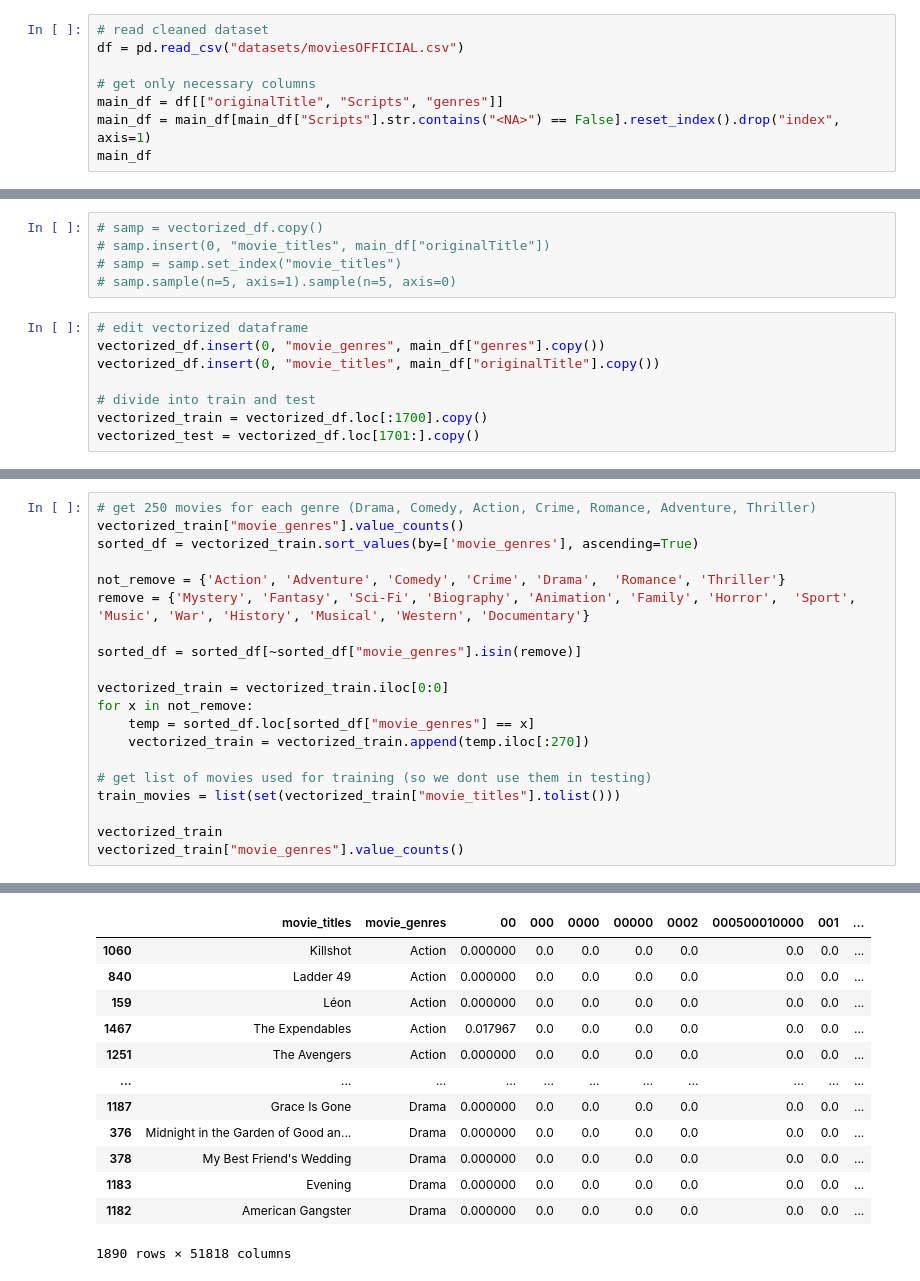
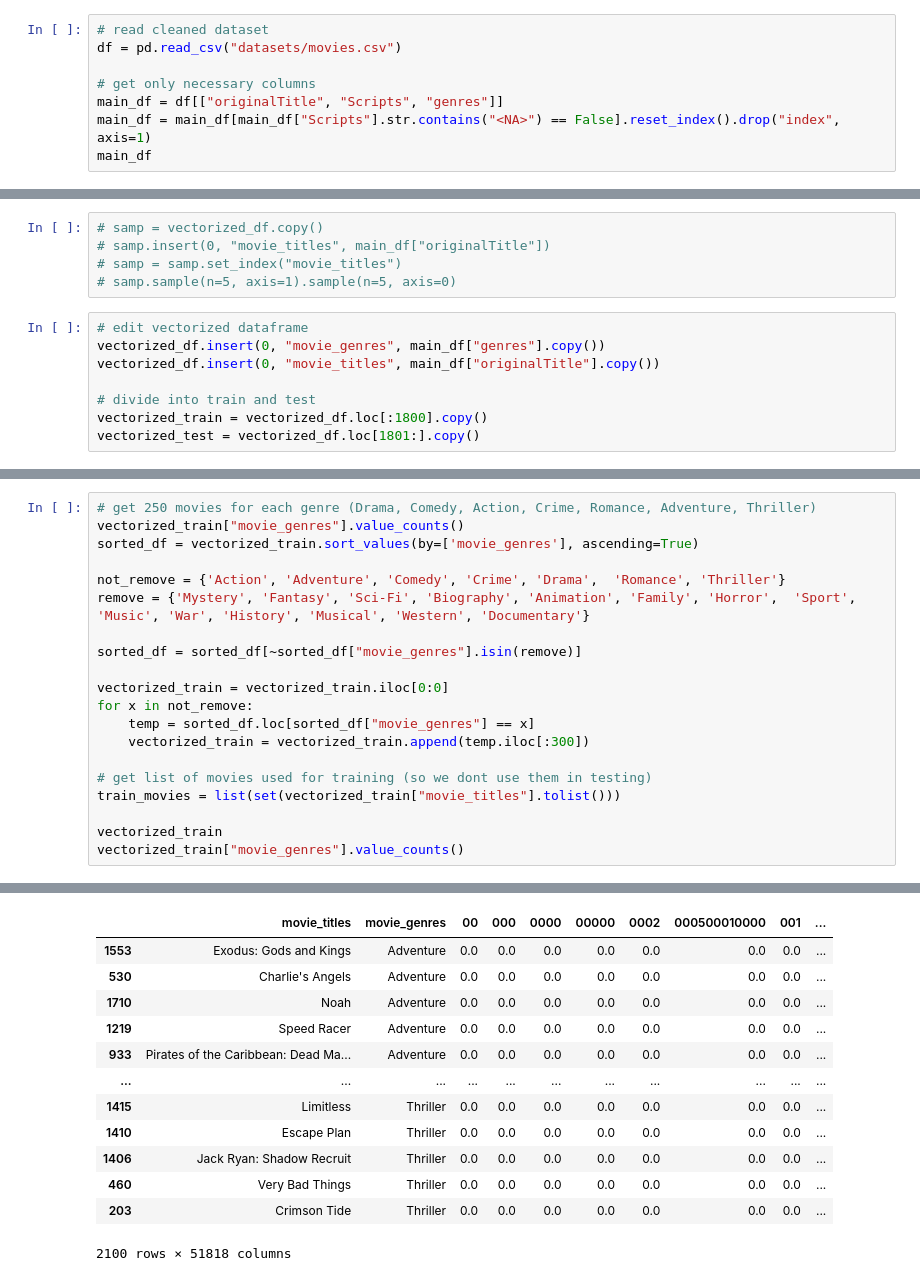
Before and after one commit to kotooriiii/CS105-Project, a Jupyter notebook: ProjectMain.ipynb, the cells around one changed output, grey strips where cells are left out. Saved outputs shown, nothing was run; the diff lists cells and outputs as text.

Commit message:
redistribute test/train

```diff
--- a/ProjectMain.ipynb
+++ b/ProjectMain.ipynb
@@ -7,7 +7,7 @@ from IPython.core.interactiveshell import InteractiveShell
 InteractiveShell.ast_node_interactivity = "all"
 # %%
 # read cleaned dataset
-df = pd.read_csv("datasets/moviesOFFICIAL.csv")
+df = pd.read_csv("datasets/movies.csv")
 
 # get only necessary columns
 main_df = df[["originalTitle", "Scripts", "genres"]]
@@ -62,8 +62,8 @@ vectorized_df.insert(0, "movie_genres", main_df["genres"].copy())
 vectorized_df.insert(0, "movie_titles", main_df["originalTitle"].copy())
 
 # divide into train and test
-vectorized_train = vectorized_df.loc[:1700].copy()
-vectorized_test = vectorized_df.loc[1701:].copy()
+vectorized_train = vectorized_df.loc[:1800].copy()
+vectorized_test = vectorized_df.loc[1801:].copy()
 # %%
 # splitting genres only for train
 vectorized_train["movie_genres"] = vectorized_train["movie_genres"].squeeze().str.split(",")
@@ -96,7 +96,7 @@ sorted_df = sorted_df[~sorted_df["movie_genres"].isin(remove)]
 vectorized_train = vectorized_train.iloc[0:0]
 for x in not_remove:
     temp = sorted_df.loc[sorted_df["movie_genres"] == x]
-    vectorized_train = vectorized_train.append(temp.iloc[:270])
+    vectorized_train = vectorized_train.append(temp.iloc[:300])
 
 # get list of movies used for training (so we dont use them in testing)
 train_movies = list(set(vectorized_train["movie_titles"].tolist()))
@@ -123,14 +123,14 @@ Western        8
 Name: movie_genres, dtype: int64
 |  | movie_titles | movie_genres | 00 | 000 | 0000 | 00000 | 0002 | 000500010000 | 001 | ... |
-| 1060 | Killshot | Action | 0.000000 | 0.0 | 0.0 | 0.0 | 0.0 | 0.0 | 0.0 | ... |
-| 840 | Ladder 49 | Action | 0.000000 | 0.0 | 0.0 | 0.0 | 0.0 | 0.0 | 0.0 | ... |
-| 159 | Léon | Action | 0.000000 | 0.0 | 0.0 | 0.0 | 0.0 | 0.0 | 0.0 | ... |
-| 1467 | The Expendables | Action | 0.017967 | 0.0 | 0.0 | 0.0 | 0.0 | 0.0 | 0.0 | ... |
-| 1251 | The Avengers | Action | 0.000000 | 0.0 | 0.0 | 0.0 | 0.0 | 0.0 | 0.0 | ... |
+| 1553 | Exodus: Gods and Kings | Adventure | 0.0 | 0.0 | 0.0 | 0.0 | 0.0 | 0.0 | 0.0 | ... |
+| 530 | Charlie's Angels | Adventure | 0.0 | 0.0 | 0.0 | 0.0 | 0.0 | 0.0 | 0.0 | ... |
+| 1710 | Noah | Adventure | 0.0 | 0.0 | 0.0 | 0.0 | 0.0 | 0.0 | 0.0 | ... |
+| 1219 | Speed Racer | Adventure | 0.0 | 0.0 | 0.0 | 0.0 | 0.0 | 0.0 | 0.0 | ... |
+| 933 | Pirates of the Caribbean: Dead Ma... | Adventure | 0.0 | 0.0 | 0.0 | 0.0 | 0.0 | 0.0 | 0.0 | ... |
 | ... | ... | ... | ... | ... | ... | ... | ... | ... | ... | ... |
-| 1187 | Grace Is Gone | Drama | 0.000000 | 0.0 | 0.0 | 0.0 | 0.0 | 0.0 | 0.0 | ... |
-| 376 | Midnight in the Garden of Good an... | Drama | 0.000000 | 0.0 | 0.0 | 0.0 | 0.0 | 0.0 | 0.0 | ... |
-| 378 | My Best Friend's Wedding | Drama | 0.000000 | 0.0 | 0.0 | 0.0 | 0.0 | 0.0 | 0.0 | ... |
-| 1183 | Evening | Drama | 0.000000 | 0.0 | 0.0 | 0.0 | 0.0 | 0.0 | 0.0 | ... |
-| 1182 | American Gangster | Drama | 0.000000 | 0.0 | 0.0 | 0.0 | 0.0 | 0.0 | 0.0 | ... |
+| 1415 | Limitless | Thriller | 0.0 | 0.0 | 0.0 | 0.0 | 0.0 | 0.0 | 0.0 | ... |
+| 1410 | Escape Plan | Thriller | 0.0 | 0.0 | 0.0 | 0.0 | 0.0 | 0.0 | 0.0 | ... |
+| 1406 | Jack Ryan: Shadow Recruit | Thriller | 0.0 | 0.0 | 0.0 | 0.0 | 0.0 | 0.0 | 0.0 | ... |
+| 460 | Very Bad Things | Thriller | 0.0 | 0.0 | 0.0 | 0.0 | 0.0 | 0.0 | 0.0 | ... |
+| 203 | Crimson Tide | Thriller | 0.0 | 0.0 | 0.0 | 0.0 | 0.0 | 0.0 | 0.0 | ... |
-1890 rows × 51818 columns
+2100 rows × 51818 columns
```
Also changed, not shown: parts of 8 cells of this notebook.
